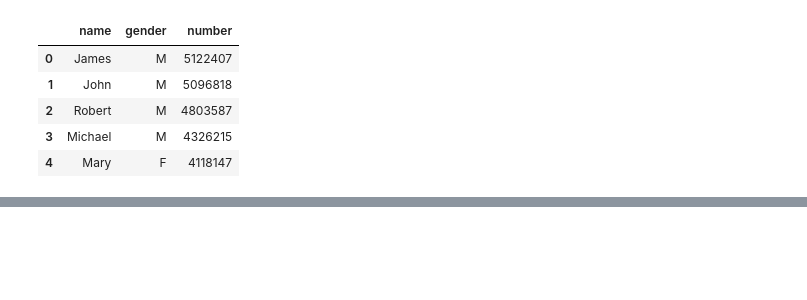
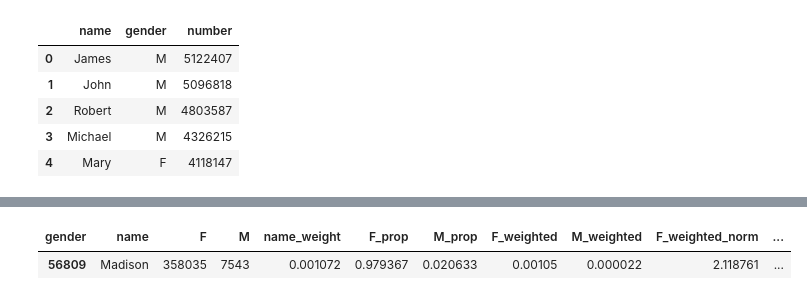
Before and after one commit to sdamians/synthetic_gender_datasets, a Jupyter notebook: notebooks/2_name_sizes.ipynb, the cells around one changed output, grey strips where cells are left out. Cells and saved outputs as stored; diff of their text form; code cells hidden in the pictures; blank space fills up the shorter version.

```diff
--- a/notebooks/2_name_sizes.ipynb
+++ b/notebooks/2_name_sizes.ipynb
@@ -40,0 +95,5 @@ df.to_csv(dataset_path, index=False)
+# %%
+df_pivoted[df_pivoted["name"] == "Madison"]
+# %% [output]
+| gender | name | F | M | name_weight | F_prop | M_prop | F_weighted | M_weighted | F_weighted_norm | ... |
+| 56809 | Madison | 358035 | 7543 | 0.001072 | 0.979367 | 0.020633 | 0.00105 | 0.000022 | 2.118761 | ... |
```
Also changed, not shown: parts of 10 cells of this notebook.
